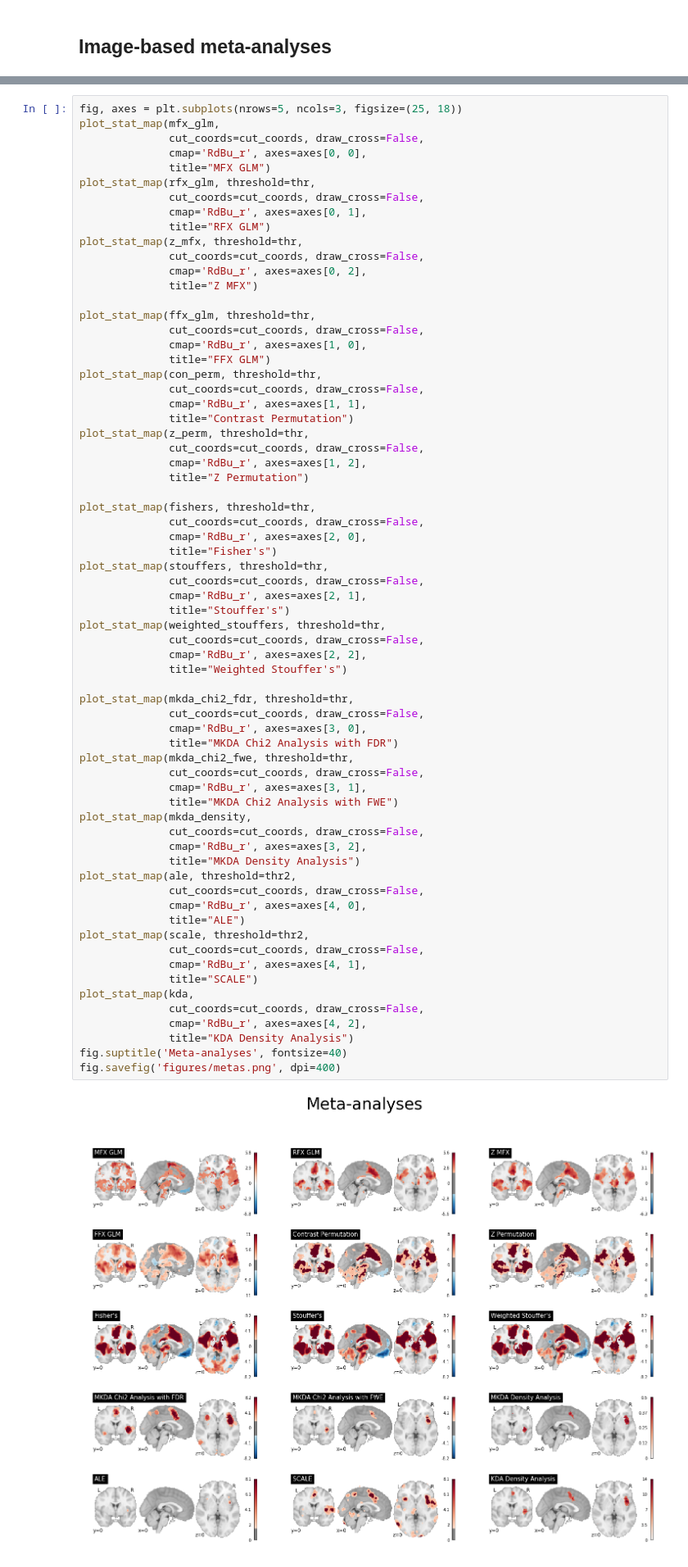
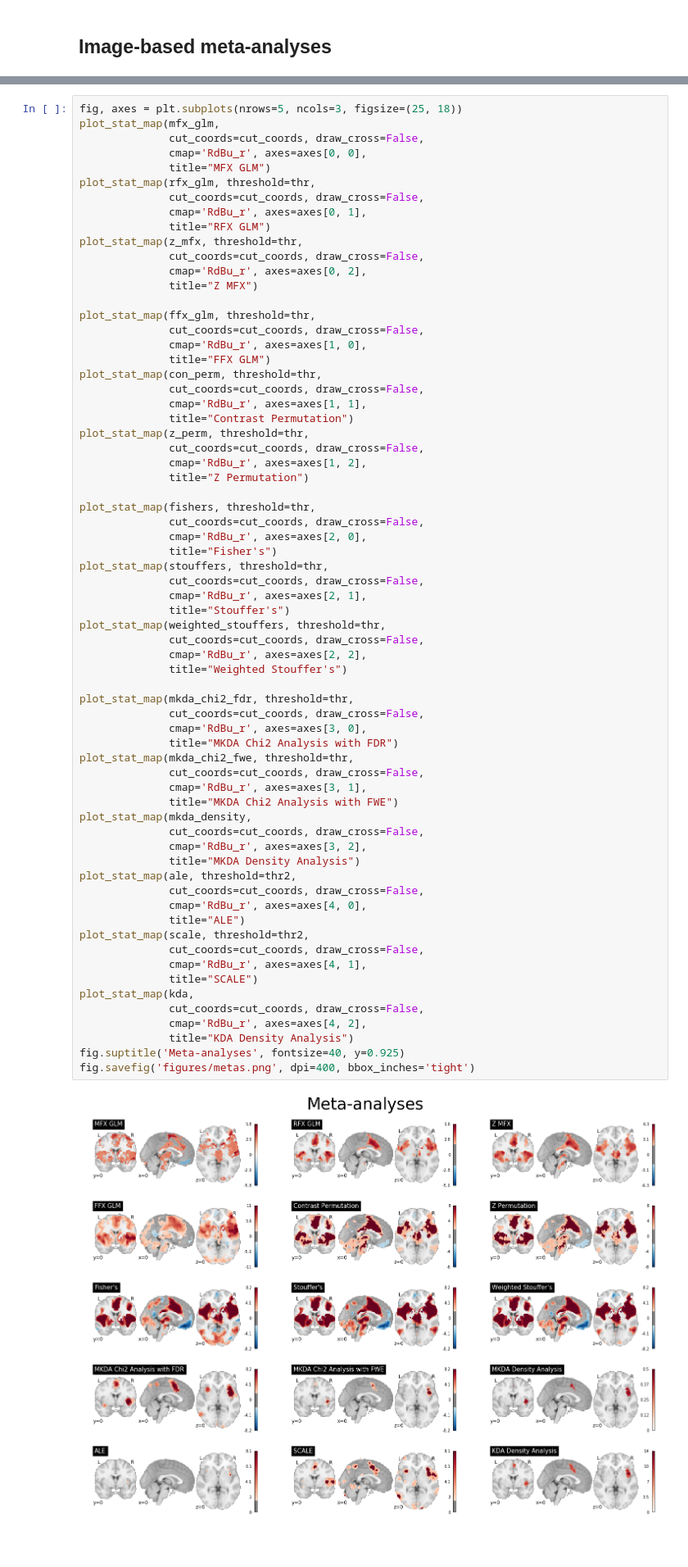
Before and after one commit to NBCLab/nimare-incf-2018, a Jupyter notebook: generate_figures.ipynb, the cells around one changed output, grey strips where cells are left out. Shown: that part at 82% size. Drawn from its saved outputs; the diff is of its cells as text.

Commit message:
Update figures.

```diff
--- a/generate_figures.ipynb
+++ b/generate_figures.ipynb
@@ -135,33 +135,33 @@ plot_stat_map(stouffers, threshold=thr,
 plot_stat_map(weighted_stouffers, threshold=thr,
               cut_coords=cut_coords, draw_cross=False,
               cmap='RdBu_r', axes=axes[2, 2],
               title="Weighted Stouffer's")
 
 plot_stat_map(mkda_chi2_fdr, threshold=thr,
               cut_coords=cut_coords, draw_cross=False,
               cmap='RdBu_r', axes=axes[3, 0],
               title="MKDA Chi2 Analysis with FDR")
 plot_stat_map(mkda_chi2_fwe, threshold=thr,
               cut_coords=cut_coords, draw_cross=False,
               cmap='RdBu_r', axes=axes[3, 1],
               title="MKDA Chi2 Analysis with FWE")
 plot_stat_map(mkda_density,
               cut_coords=cut_coords, draw_cross=False,
               cmap='RdBu_r', axes=axes[3, 2],
               title="MKDA Density Analysis")
 plot_stat_map(ale, threshold=thr2,
               cut_coords=cut_coords, draw_cross=False,
               cmap='RdBu_r', axes=axes[4, 0],
               title="ALE")
 plot_stat_map(scale, threshold=thr2,
               cut_coords=cut_coords, draw_cross=False,
               cmap='RdBu_r', axes=axes[4, 1],
               title="SCALE")
 plot_stat_map(kda,
               cut_coords=cut_coords, draw_cross=False,
               cmap='RdBu_r', axes=axes[4, 2],
               title="KDA Density Analysis")
-fig.suptitle('Meta-analyses', fontsize=40)
-fig.savefig('figures/metas.png', dpi=400)
+fig.suptitle('Meta-analyses', fontsize=40, y=0.925)
+fig.savefig('figures/metas.png', dpi=400, bbox_inches='tight')
 # %% [output]
-[figure, old version]
+[figure, new version]
```
Also changed, not shown: parts of 2 cells of this notebook, 5 other files.
